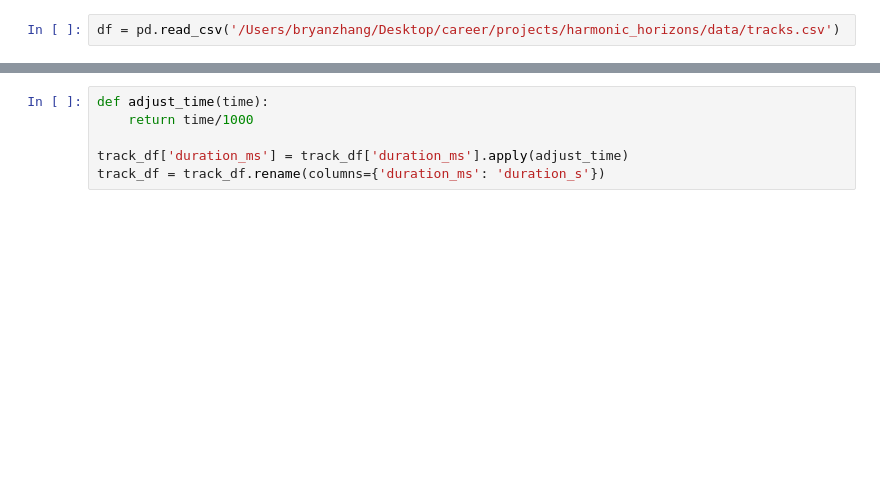
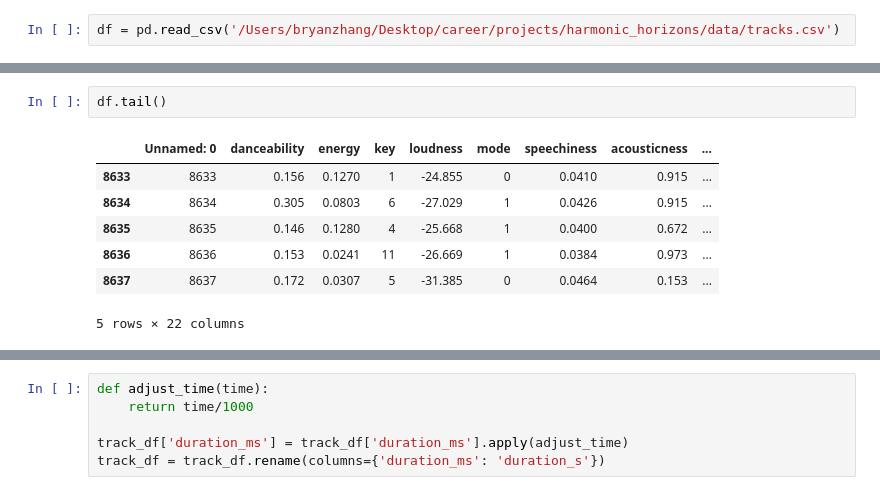
Before and after one commit to BryanZhang938/harmonic_horizons, a Jupyter notebook: src/data/process_data.ipynb, the cells around one changed output, grey strips where cells are left out. Cells and saved outputs as stored; diff of their text form; blank space fills up the shorter version.

```diff
--- a/src/data/process_data.ipynb
+++ b/src/data/process_data.ipynb
@@ -17,0 +111,10 @@ track_df = track_df.set_index('name')
+# %%
+df.tail()
+# %% [output]
+|  | Unnamed: 0 | danceability | energy | key | loudness | mode | speechiness | acousticness | ... |
+| 8633 | 8633 | 0.156 | 0.1270 | 1 | -24.855 | 0 | 0.0410 | 0.915 | ... |
+| 8634 | 8634 | 0.305 | 0.0803 | 6 | -27.029 | 1 | 0.0426 | 0.915 | ... |
+| 8635 | 8635 | 0.146 | 0.1280 | 4 | -25.668 | 1 | 0.0400 | 0.672 | ... |
+| 8636 | 8636 | 0.153 | 0.0241 | 11 | -26.669 | 1 | 0.0384 | 0.973 | ... |
+| 8637 | 8637 | 0.172 | 0.0307 | 5 | -31.385 | 0 | 0.0464 | 0.153 | ... |
+5 rows × 22 columns
```
Also changed, not shown: parts of 52 cells of this notebook, 2 other files.
